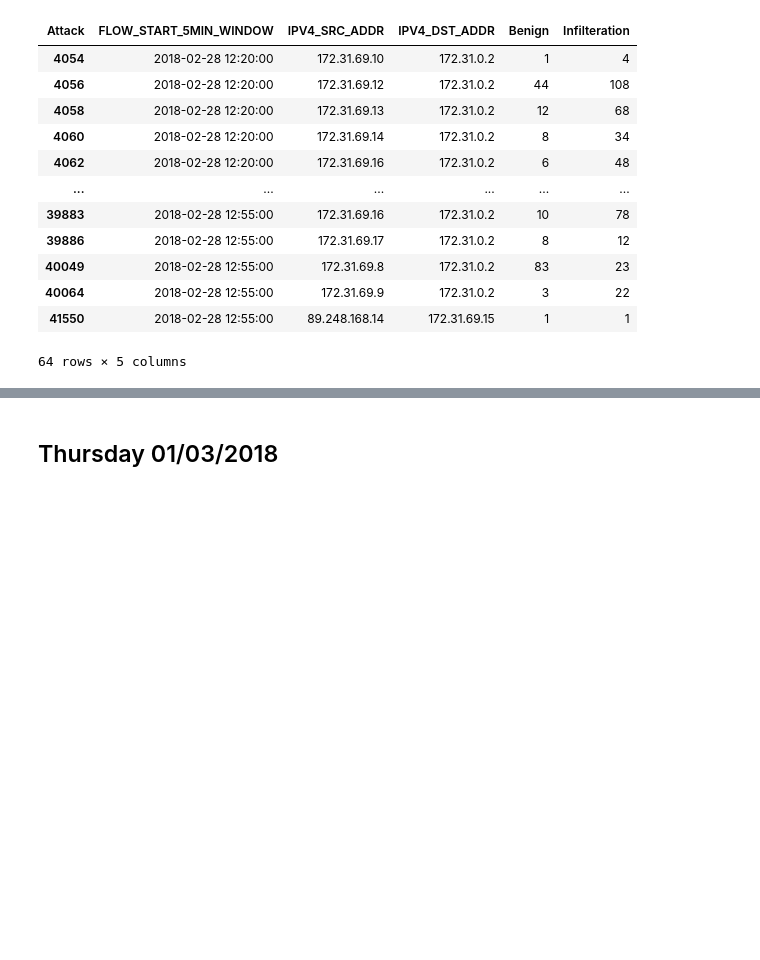
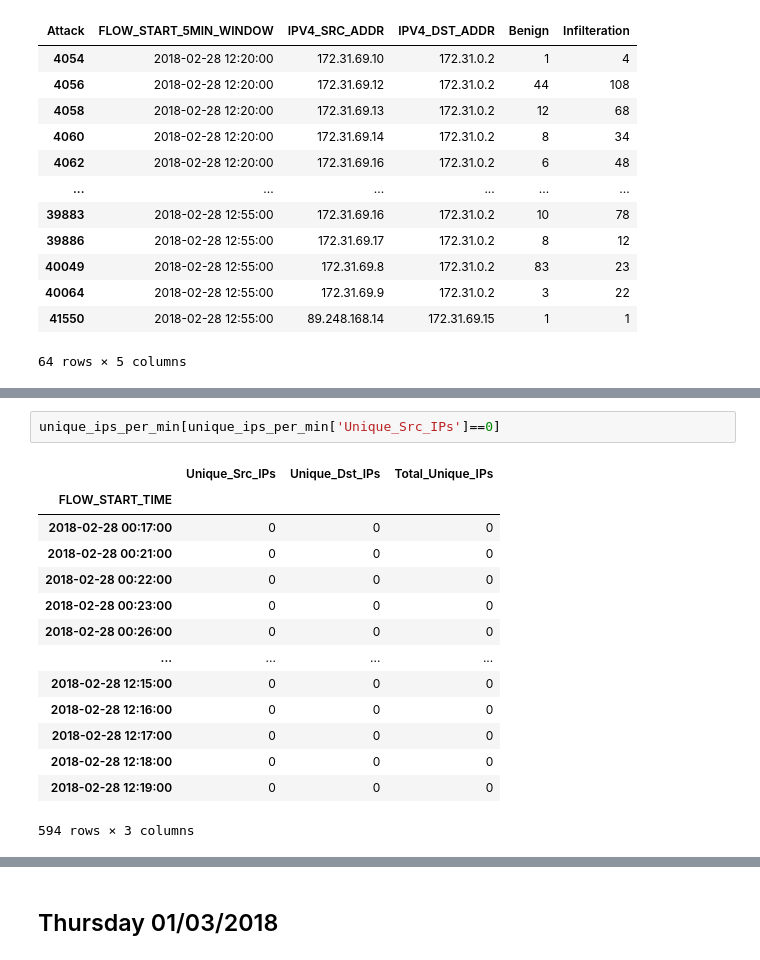
Before and after one commit to tatipar/temporalgnn-nids, a Jupyter notebook: code/python/notebook/cic_ids2018_orig_and_v3.ipynb, the cells around one changed output, grey strips where cells are left out. Drawn from its saved outputs; the diff is of its cells as text; blank space fills up the shorter version.

```diff
--- a/code/python/notebook/cic_ids2018_orig_and_v3.ipynb
+++ b/code/python/notebook/cic_ids2018_orig_and_v3.ipynb
@@ -976,0 +1020,17 @@ flows_by_ip_pair_attack_pivot[(flows_by_ip_pair_attack_pivot['Infilteration'] >
+# %%
+unique_ips_per_min[unique_ips_per_min['Unique_Src_IPs']==0]
+# %% [output]
+|  | Unique_Src_IPs | Unique_Dst_IPs | Total_Unique_IPs |
+| FLOW_START_TIME |  |  |  |
+| 2018-02-28 00:17:00 | 0 | 0 | 0 |
+| 2018-02-28 00:21:00 | 0 | 0 | 0 |
+| 2018-02-28 00:22:00 | 0 | 0 | 0 |
+| 2018-02-28 00:23:00 | 0 | 0 | 0 |
+| 2018-02-28 00:26:00 | 0 | 0 | 0 |
+| ... | ... | ... | ... |
+| 2018-02-28 12:15:00 | 0 | 0 | 0 |
+| 2018-02-28 12:16:00 | 0 | 0 | 0 |
+| 2018-02-28 12:17:00 | 0 | 0 | 0 |
+| 2018-02-28 12:18:00 | 0 | 0 | 0 |
+| 2018-02-28 12:19:00 | 0 | 0 | 0 |
+594 rows × 3 columns
```
Also changed, not shown: parts of 10 cells of this notebook.
